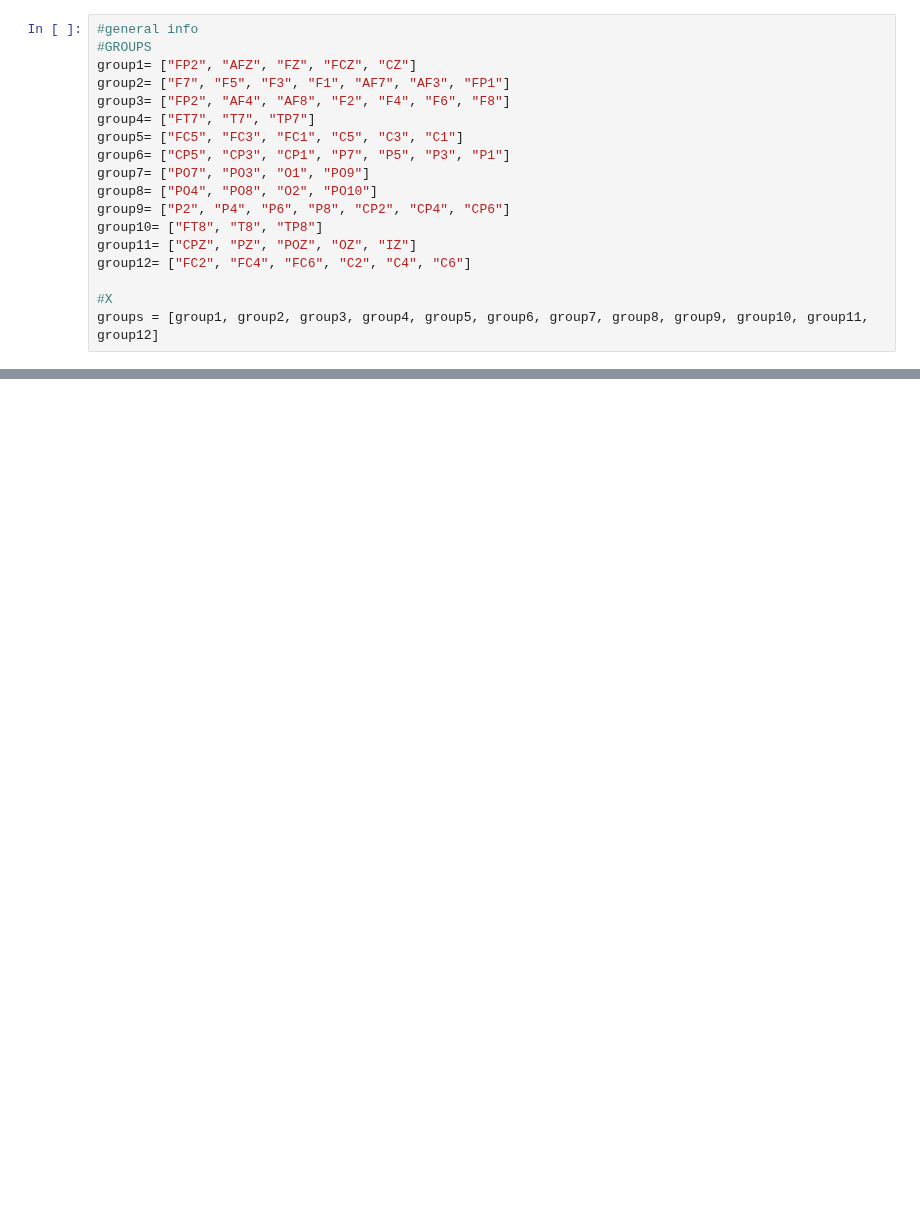
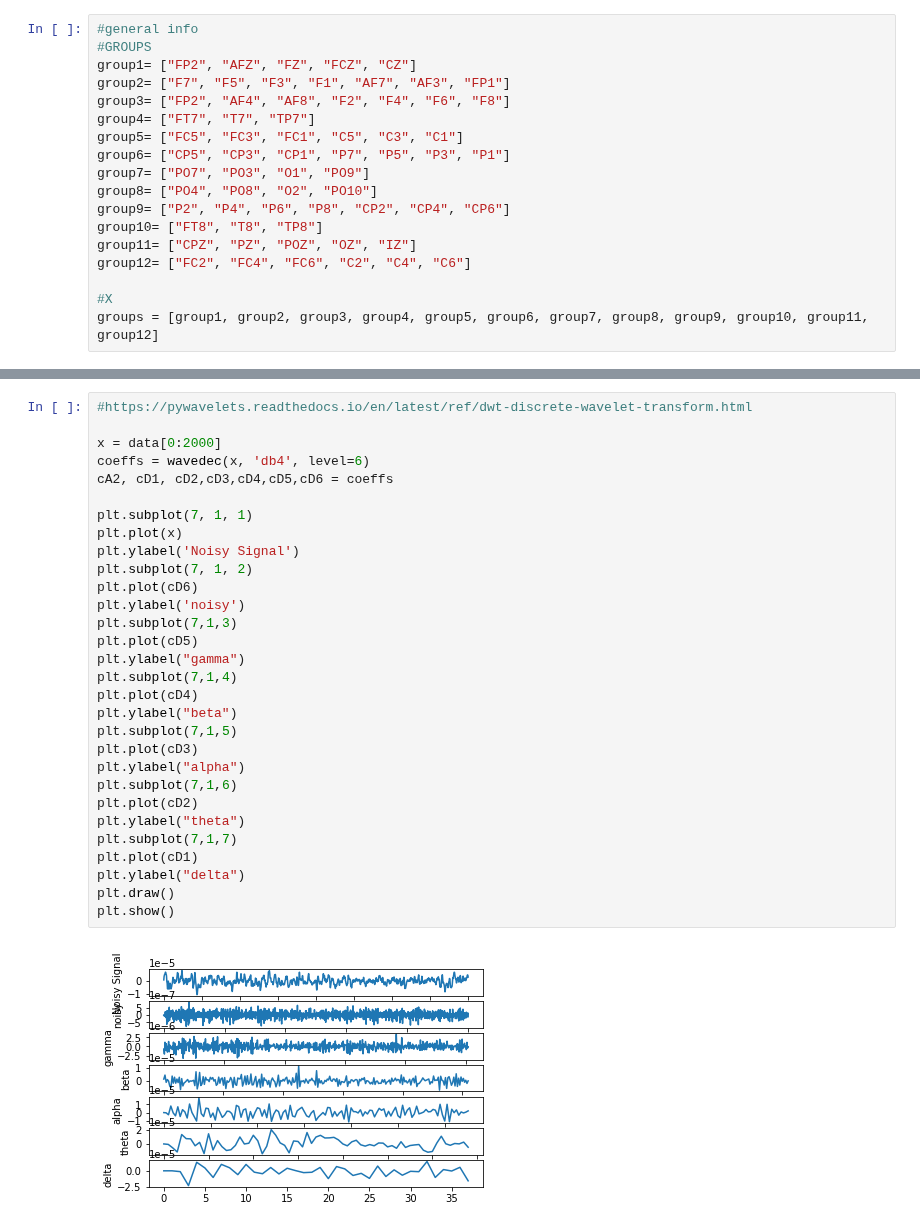
Before and after one commit to LaiaNO/EEG, a Jupyter notebook: 10_11_2020_EEGData.ipynb, the cells around one changed output, grey strips where cells are left out. Drawn from its saved outputs; the diff is of its cells as text; blank space fills up the shorter version.

```diff
--- a/10_11_2020_EEGData.ipynb
+++ b/10_11_2020_EEGData.ipynb
@@ -96,0 +130,32 @@ NameError: name 'info' is not defined
+# %%
+#https://pywavelets.readthedocs.io/en/latest/ref/dwt-discrete-wavelet-transform.html
+
+x = data[0:2000]
+coeffs = wavedec(x, 'db4', level=6)
+cA2, cD1, cD2,cD3,cD4,cD5,cD6 = coeffs
+
+plt.subplot(7, 1, 1)
+plt.plot(x)
+plt.ylabel('Noisy Signal')
+plt.subplot(7, 1, 2)
+plt.plot(cD6)
+plt.ylabel('noisy')
+plt.subplot(7,1,3)
+plt.plot(cD5)
+plt.ylabel("gamma")
+plt.subplot(7,1,4)
+plt.plot(cD4)
+plt.ylabel("beta")
+plt.subplot(7,1,5)
+plt.plot(cD3)
+plt.ylabel("alpha")
+plt.subplot(7,1,6)
+plt.plot(cD2)
+plt.ylabel("theta")
+plt.subplot(7,1,7)
+plt.plot(cD1)
+plt.ylabel("delta")
+plt.draw()
+plt.show()
+# %% [output]
+[figure, added]
```
Also changed, not shown: parts of 6 cells of this notebook, 1 other file.
